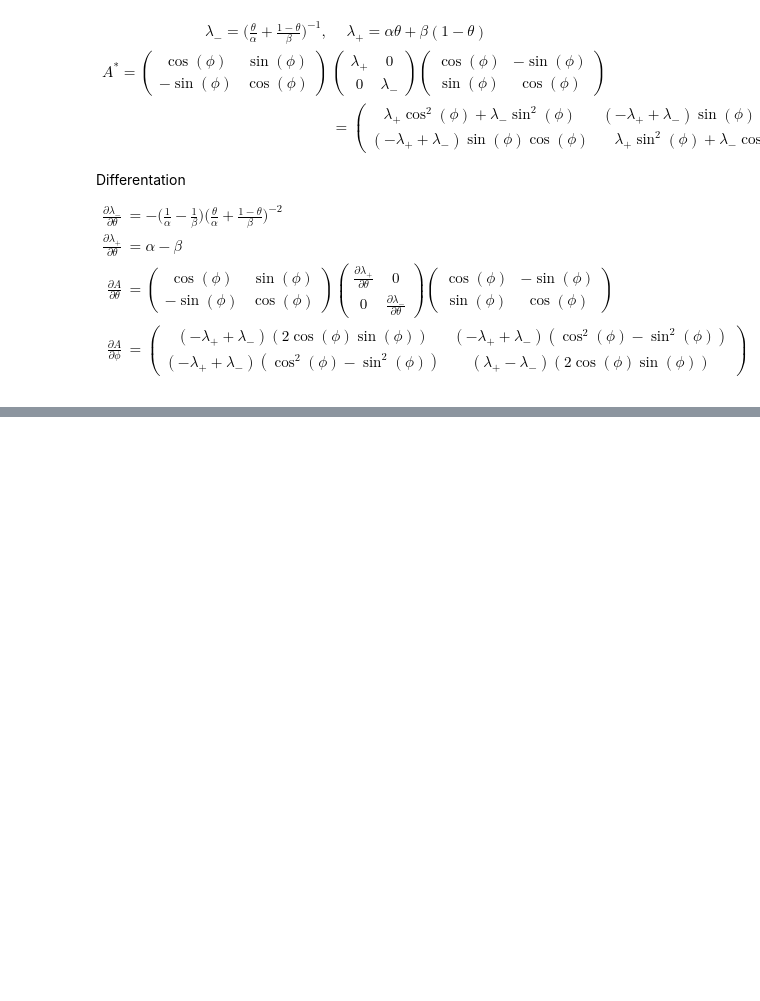
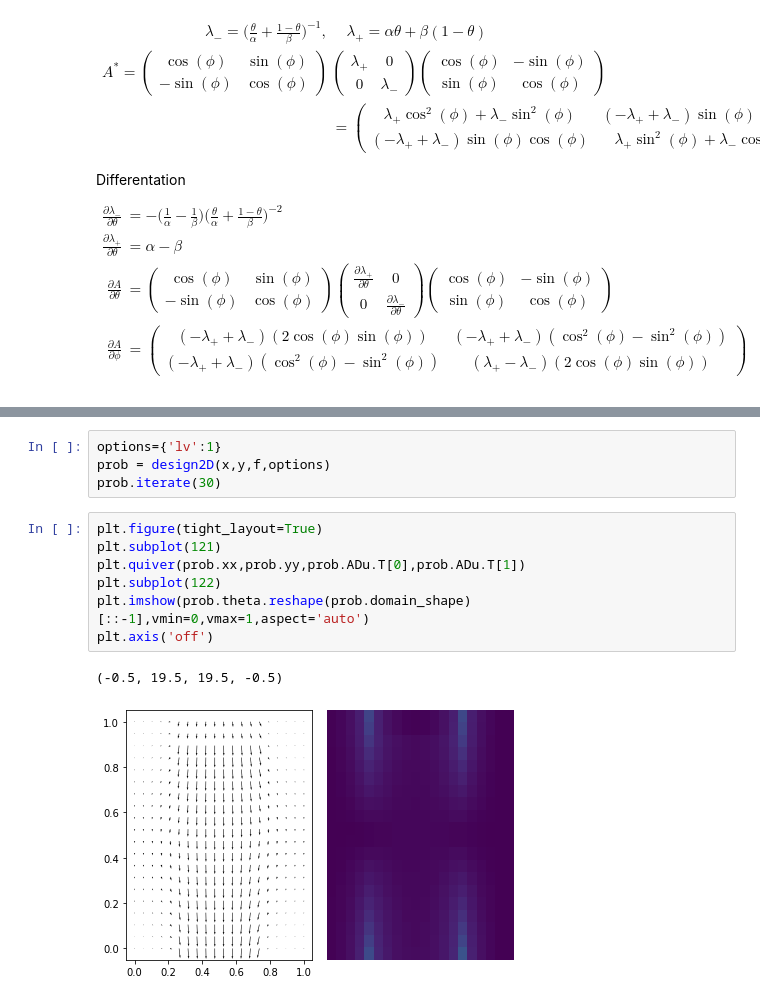
Before and after one commit to JustinBakerMath/homogenize, a Jupyter notebook: doc/Homogenization.ipynb, the cells around one changed output, grey strips where cells are left out. Saved outputs shown, nothing was run; the diff lists cells and outputs as text; blank space fills up the shorter version.

```diff
--- a/doc/Homogenization.ipynb
+++ b/doc/Homogenization.ipynb
@@ -178,0 +98,14 @@ ValueError: Expressions of dimension greater than 2 are not supported.
+# %%
+options={'lv':1}
+prob = design2D(x,y,f,options)
+prob.iterate(30)
+# %%
+plt.figure(tight_layout=True)
+plt.subplot(121)
+plt.quiver(prob.xx,prob.yy,prob.ADu.T[0],prob.ADu.T[1])
+plt.subplot(122)
+plt.imshow(prob.theta.reshape(prob.domain_shape)[::-1],vmin=0,vmax=1,aspect='auto')
+plt.axis('off')
+# %% [output]
+(-0.5, 19.5, 19.5, -0.5)
+[figure, added]
```
Also changed, not shown: parts of 25 cells of this notebook, 13 other files.
